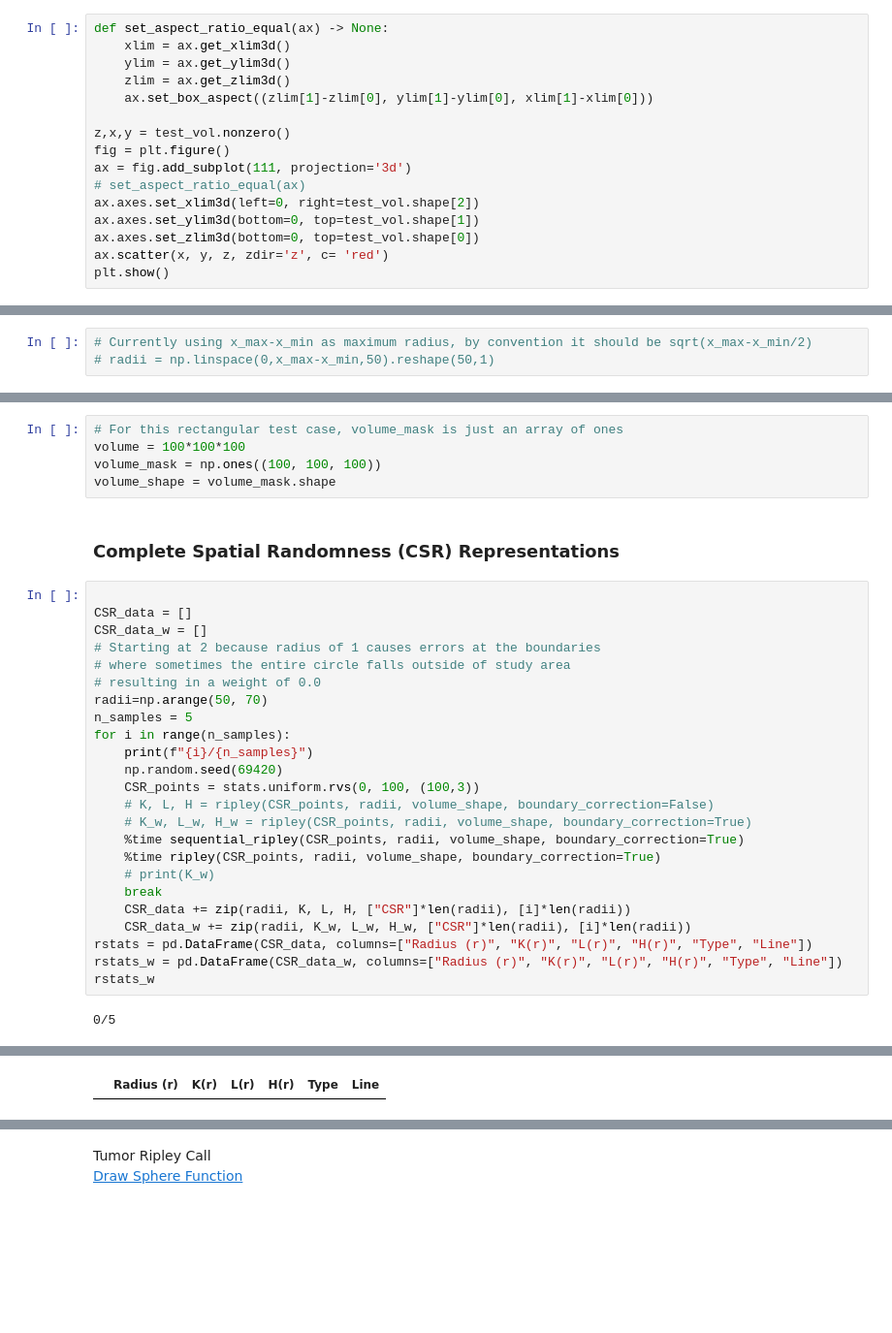
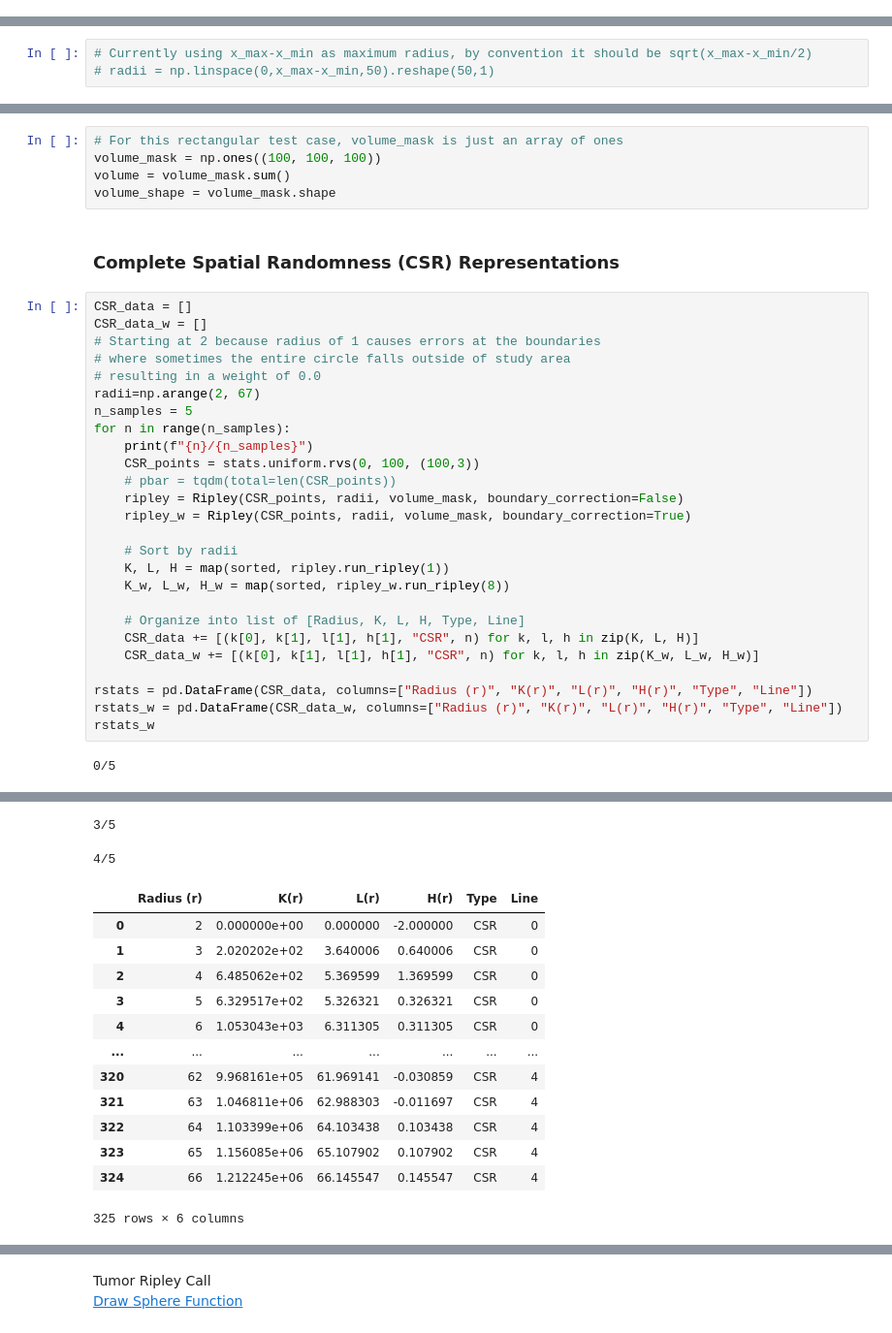
Before and after one commit to dkermany/mdspacer, a Jupyter notebook: ipynb/confocal_3D/Spatial3D.ipynb, the cells around one changed output, grey strips where cells are left out. Shown at 97% size. Drawn from its saved outputs; the diff is of its cells as text; blank space fills up the shorter version.

```diff
--- a/ipynb/confocal_3D/Spatial3D.ipynb
+++ b/ipynb/confocal_3D/Spatial3D.ipynb
@@ -175,19 +175,3 @@ uint8 uint8
 [figure]
 [figure]
 [figure]
-# %%
-def set_aspect_ratio_equal(ax) -> None:
-    xlim = ax.get_xlim3d()
-    ylim = ax.get_ylim3d()
-    zlim = ax.get_zlim3d()
-    ax.set_box_aspect((zlim[1]-zlim[0], ylim[1]-ylim[0], xlim[1]-xlim[0]))
-
-z,x,y = test_vol.nonzero()
-fig = plt.figure()
-ax = fig.add_subplot(111, projection='3d')
-# set_aspect_ratio_equal(ax)
-ax.axes.set_xlim3d(left=0, right=test_vol.shape[2])
-ax.axes.set_ylim3d(bottom=0, top=test_vol.shape[1])
-ax.axes.set_zlim3d(bottom=0, top=test_vol.shape[0])
-ax.scatter(x, y, z, zdir='z', c= 'red')
-plt.show()
@@ -404,31 +390,33 @@ ax.plot_wireframe(cx, cy, cz, color="gray", alpha=0.3)
 # %%
 # For this rectangular test case, volume_mask is just an array of ones
-volume = 100*100*100
 volume_mask = np.ones((100, 100, 100))
+volume = volume_mask.sum()
 volume_shape = volume_mask.shape
 # %% [markdown]
 ### Complete Spatial Randomness (CSR) Representations
 # %%
-
 CSR_data = []
 CSR_data_w = []
 # Starting at 2 because radius of 1 causes errors at the boundaries
 # where sometimes the entire circle falls outside of study area
 # resulting in a weight of 0.0
-radii=np.arange(50, 70)
+radii=np.arange(2, 67)
 n_samples = 5
-for i in range(n_samples):
-    print(f"{i}/{n_samples}")
-    np.random.seed(69420)
+for n in range(n_samples):
+    print(f"{n}/{n_samples}")
     CSR_points = stats.uniform.rvs(0, 100, (100,3))
-    # K, L, H = ripley(CSR_points, radii, volume_shape, boundary_correction=False)
-    # K_w, L_w, H_w = ripley(CSR_points, radii, volume_shape, boundary_correction=True)
-    %time sequential_ripley(CSR_points, radii, volume_shape, boundary_correction=True)
-    %time ripley(CSR_points, radii, volume_shape, boundary_correction=True)
-    # print(K_w)
-    break
-    CSR_data += zip(radii, K, L, H, ["CSR"]*len(radii), [i]*len(radii))
-    CSR_data_w += zip(radii, K_w, L_w, H_w, ["CSR"]*len(radii), [i]*len(radii))
+    # pbar = tqdm(total=len(CSR_points))
+    ripley = Ripley(CSR_points, radii, volume_mask, boundary_correction=False)
+    ripley_w = Ripley(CSR_points, radii, volume_mask, boundary_correction=True)
+
+    # Sort by radii
+    K, L, H = map(sorted, ripley.run_ripley(1))
+    K_w, L_w, H_w = map(sorted, ripley_w.run_ripley(8))
+
+    # Organize into list of [Radius, K, L, H, Type, Line]
+    CSR_data += [(k[0], k[1], l[1], h[1], "CSR", n) for k, l, h in zip(K, L, H)]
+    CSR_data_w += [(k[0], k[1], l[1], h[1], "CSR", n) for k, l, h in zip(K_w, L_w, H_w)]
+
 rstats = pd.DataFrame(CSR_data, columns=["Radius (r)", "K(r)", "L(r)", "H(r)", "Type", "Line"])
 rstats_w = pd.DataFrame(CSR_data_w, columns=["Radius (r)", "K(r)", "L(r)", "H(r)", "Type", "Line"])
 rstats_w
@@ -441,2 +427,16 @@ Wall time: 10.3 s
+3/5
+4/5
 |  | Radius (r) | K(r) | L(r) | H(r) | Type | Line |
+| 0 | 2 | 0.000000e+00 | 0.000000 | -2.000000 | CSR | 0 |
+| 1 | 3 | 2.020202e+02 | 3.640006 | 0.640006 | CSR | 0 |
+| 2 | 4 | 6.485062e+02 | 5.369599 | 1.369599 | CSR | 0 |
+| 3 | 5 | 6.329517e+02 | 5.326321 | 0.326321 | CSR | 0 |
+| 4 | 6 | 1.053043e+03 | 6.311305 | 0.311305 | CSR | 0 |
+| ... | ... | ... | ... | ... | ... | ... |
+| 320 | 62 | 9.968161e+05 | 61.969141 | -0.030859 | CSR | 4 |
+| 321 | 63 | 1.046811e+06 | 62.988303 | -0.011697 | CSR | 4 |
+| 322 | 64 | 1.103399e+06 | 64.103438 | 0.103438 | CSR | 4 |
+| 323 | 65 | 1.156085e+06 | 65.107902 | 0.107902 | CSR | 4 |
+| 324 | 66 | 1.212245e+06 | 66.145547 | 0.145547 | CSR | 4 |
+325 rows × 6 columns
 # %%
```
Also changed, not shown: parts of 28 cells of this notebook, 3 other files.
